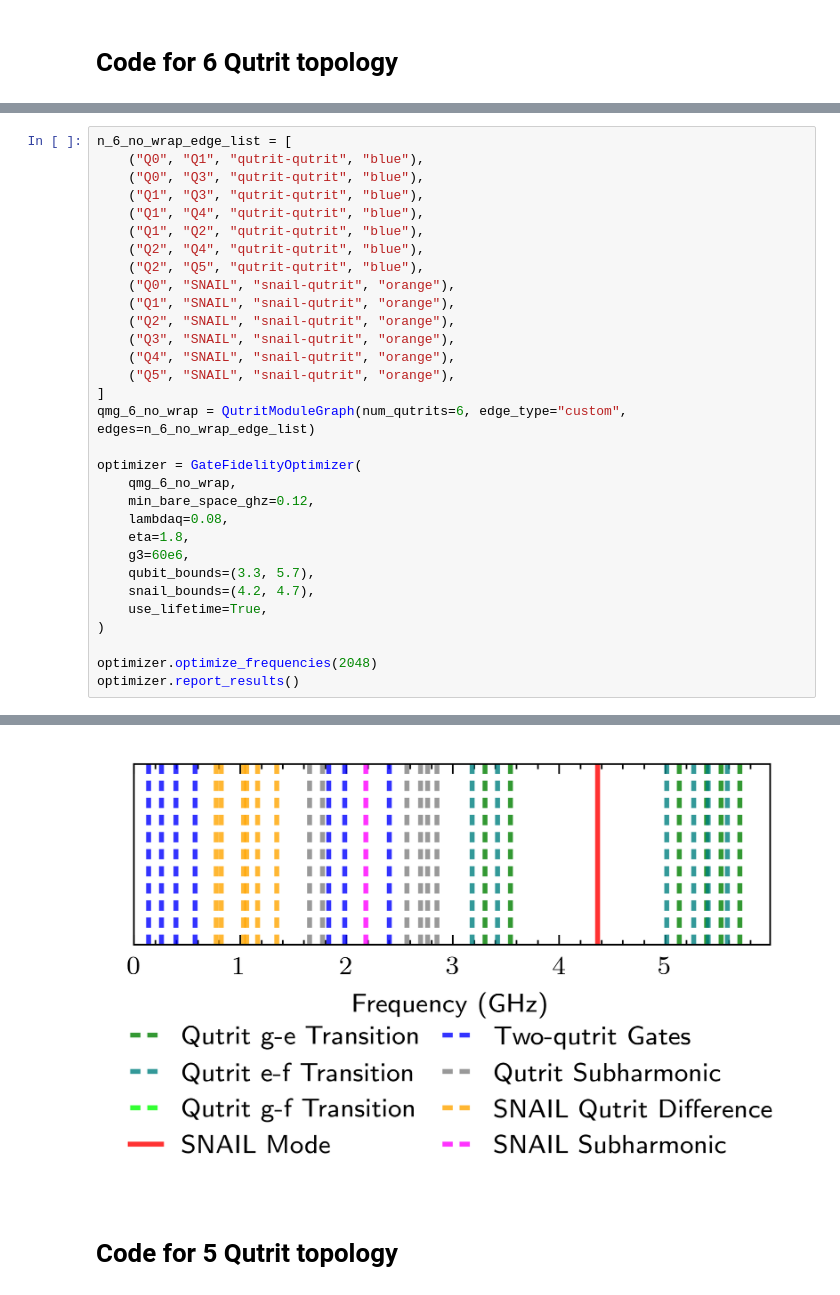
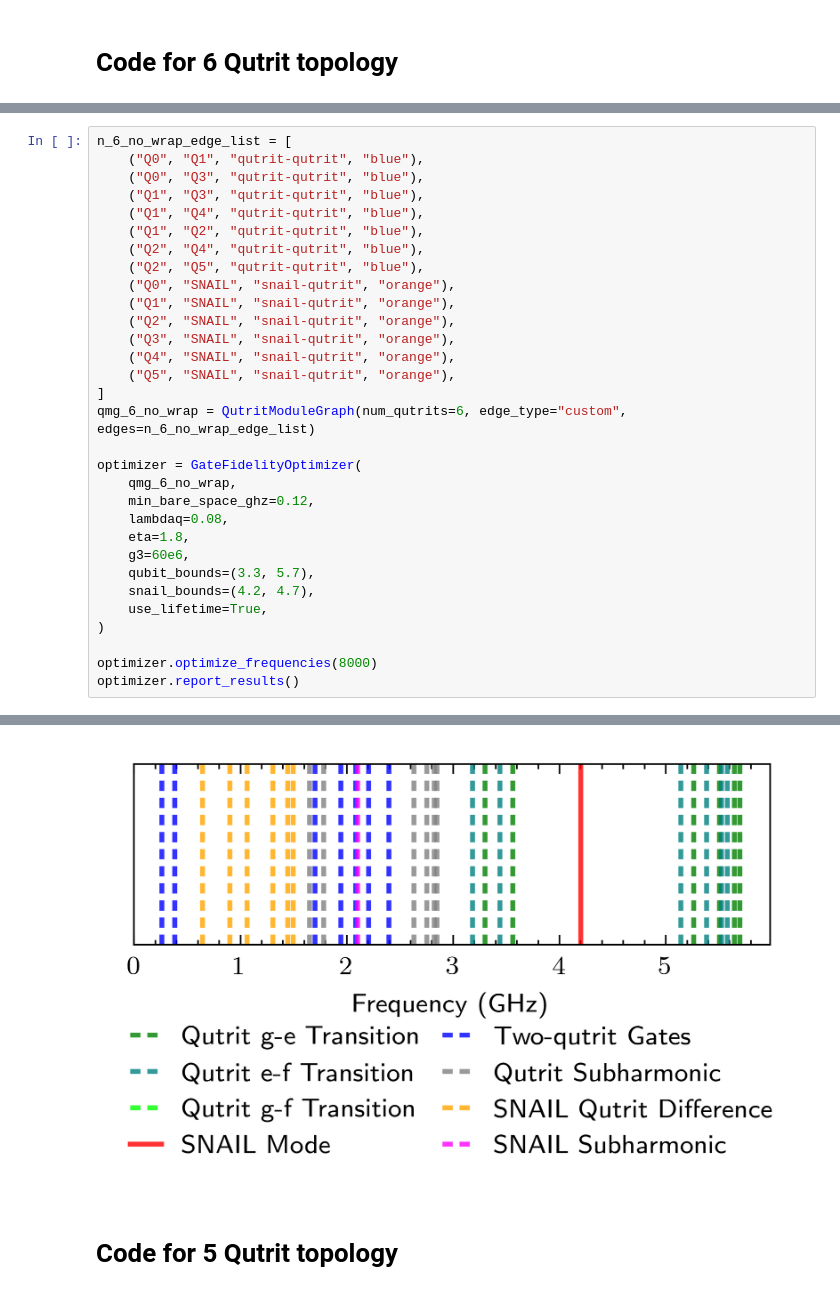
Before and after one commit to Wrn13/qutrit-crowding, a Jupyter notebook: src/notebooks/qutrit_freq_work.ipynb, the cells around one changed output, grey strips where cells are left out. Cells and saved outputs as stored; diff of their text form.

```diff
--- a/src/notebooks/qutrit_freq_work.ipynb
+++ b/src/notebooks/qutrit_freq_work.ipynb
@@ -120,6 +120,6 @@ optimizer = GateFidelityOptimizer(
     use_lifetime=True,
 )
 
-optimizer.optimize_frequencies(2048)
+optimizer.optimize_frequencies(8000)
 optimizer.report_results()
 # %% [output]
@@ -140,5 +140,5 @@ Average Gate fidelity (with lifetime loss): 0.9685045049364495
 [figure]
-[figure, old version]
+[figure, new version]
 # %% [markdown]
 # Code for 5 Qutrit topology
 # %%
```
Also changed, not shown: parts of 10 cells of this notebook, 6 other files.
